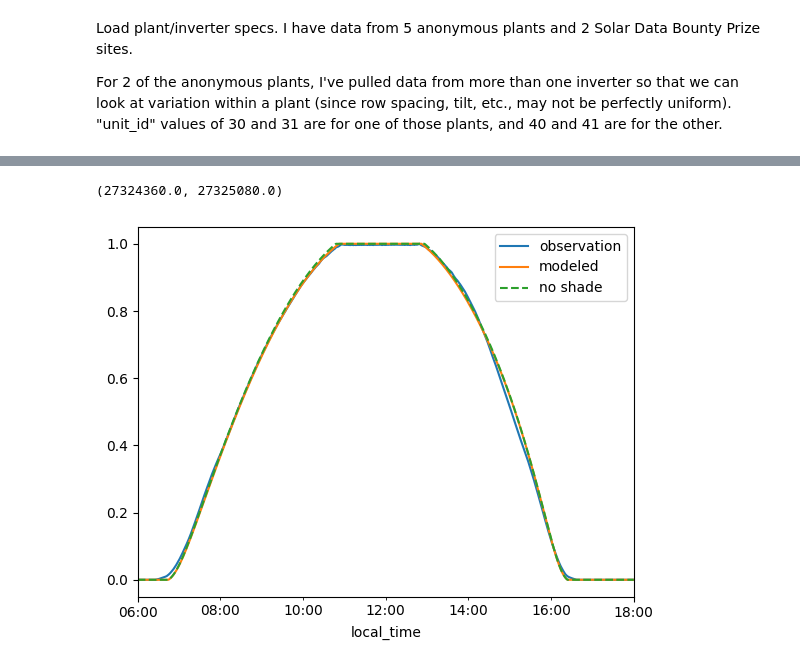
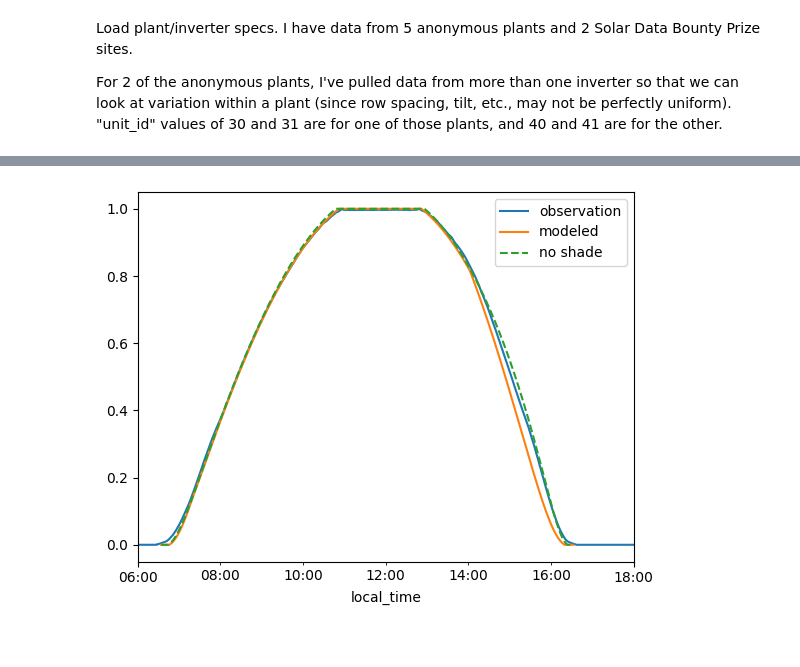
Before and after one commit to williamhobbs/2024_pvpmc_self_shade, a Jupyter notebook: 2024_pvpmc_self_shade_rev1.ipynb, the cells around one changed output, grey strips where cells are left out. Cells and saved outputs as stored; diff of their text form; code cells hidden in the pictures.

```diff
--- a/2024_pvpmc_self_shade_rev1.ipynb
+++ b/2024_pvpmc_self_shade_rev1.ipynb
@@ -169,8 +169,8 @@ def plant_power_with_shade_losses(
         fd[n] = irrad_inf_sh['poa_front_diffuse'] / (irrad_inf_sh['poa_front_diffuse'] + poa_front_direct_unshaded)
 
         if shade_loss_model == 'linear':
-            # shade_loss[n] = fs[n] * (1 - fd[n])
-            shade_loss[n] = 0 # linear shade loss should already be included in infinite_sheds.get_irradiance
+            shade_loss[n] = fs[n] * (1 - fd[n])
+            # shade_loss[n] = 0 # linear shade loss should already be included in infinite_sheds.get_irradiance
         else: # 'non-linear' or 'non-linear_twin_module'
             pnorm[n] = np.where(fs[n] < 1/n_cells_up, 1 - (1 - fd[n])*fs[n]*n_cells_up, fd[n])
             shade_loss[n] = 1 - pnorm[n]
@@ -214,7 +214,7 @@ For 2 of the anonymous plants, I've pulled data from more than one inverter so t
 filename = 'plant_specs_pvpmc_rev2.csv'
 header = 4 # row (0-index, so starting count at 0) of the header
 index_col = 'None'
-plants_df = pd.read_csv(filename, header=header) # read in as a Pandas DataFrame
+plants_df = pd.read_csv(filename, header=header).set_index('unit_id') # read in as a Pandas DataFrame
 num_plants = len(plants_df.index) # number of plants
 plants_df
 # %% [output]
@@ -243,32 +233,40 @@ plant_data = plants_df.iloc[x].dropna().to_dict()
 # %%
+# pick plant/inv unit number:
+unit_id = 10
+
+# read in normalized observed power from a reference plant
+power_obs = pd.read_csv('sample_data/plant_' + str(unit_id) + '.csv',
+                        index_col=0,
+                        parse_dates = ["local_time"])
+
+# convert row of dataframe to a dictionary to be passed to power function
+plant_data = plants_df.loc[unit_id].dropna().to_dict()
 # make some clear sky resource data. Can replace with NSRDB data later
 times = pd.date_range('2021-12-14 6:00', '2021-12-14 18:00', freq='1min', tz='Etc/GMT+6')
 loc = pvlib.location.Location(latitude=plant_data['latitude'], longitude=plant_data['longitude'], tz=times.tz)
 resource_data = loc.get_clearsky(times)
 resource_data['temp_air'] = 15 # use 15 deg C as generic value
 resource_data['wind_speed'] = 2 # use 2 m/s as generic value
 resource_data['albedo'] = 0.2 # use 0.2 as a generic value
 plant_data_new = { **plant_data,
                   'dc_loss_fraction':0.08,
                   }
 power_ac_modeled, pnorm0, fs0, poa_front, poa_front_inf_sh = plant_power_with_shade_losses(resource_data, **plant_data_new)
 
 # negligible shade w/ linear loss model
 plant_data_new = { **plant_data,
                   'dc_loss_fraction':0.08,
                   'gcr':0.00000001,
                   'row_side_num_mods':1,
                   'shade_loss_type':'linear',
                   'cell_type':'thin-film',
                   }
 power_ac_no_shade, _, _, _, _ = plant_power_with_shade_losses(resource_data, **plant_data_new)
 
 (power_obs / power_obs.max()).plot()
 (power_ac_modeled / power_ac_modeled.max()).plot()
 (power_ac_no_shade / power_ac_modeled.max()).plot(linestyle='--')
 plt.legend(['observation','modeled','no shade'])
-print(plt.xlim())
 plt.show()
 # %% [output]
-(27324360.0, 27325080.0)
-[figure, old version]
+[figure, new version]
```
Also changed, not shown: parts of 7 cells of this notebook.
